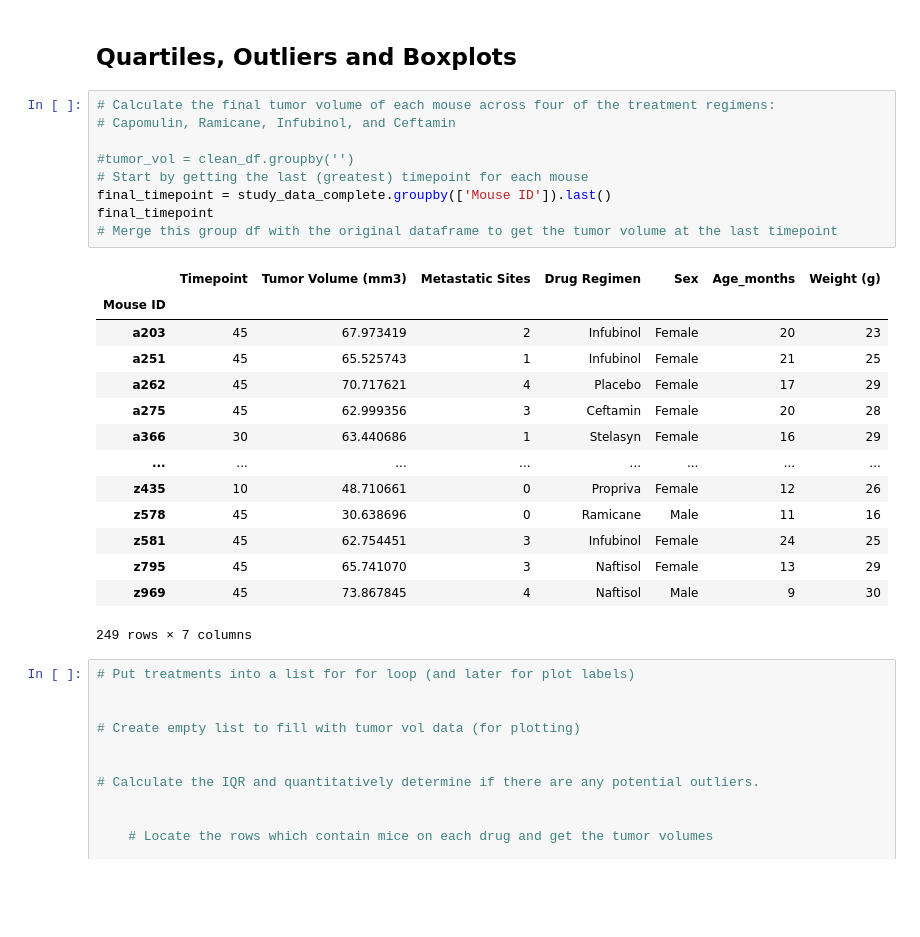
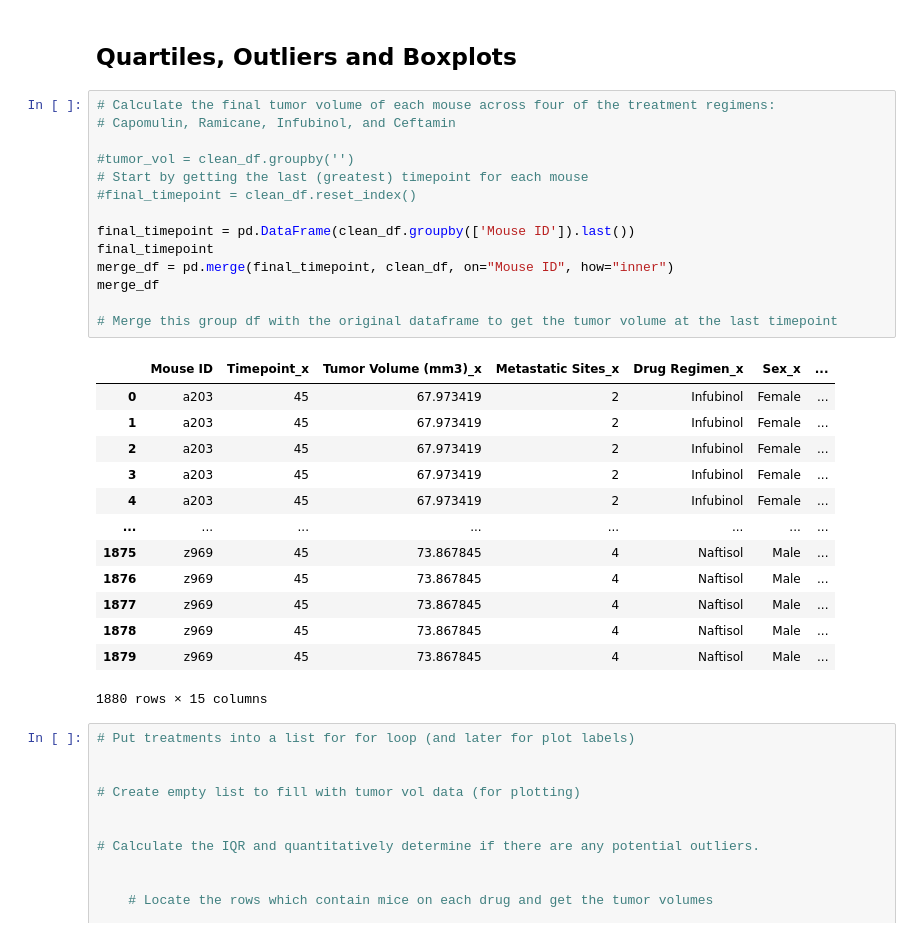
Before and after one commit to Witwer93/matplotlib-pymaceuticals, a Jupyter notebook: pymaceuticals.ipynb, the cells around one changed output. Saved outputs shown, nothing was run; the diff lists cells and outputs as text; blank space fills up the shorter version.

Commit message:
think I found greatest timepoint for each mouse, struggling with pd.merge

```diff
--- a/pymaceuticals.ipynb
+++ b/pymaceuticals.ipynb
@@ -209,27 +209,31 @@ gender_chart = plt.pie(gender_percents, labels=pie_labels, colors=colors, autopc
 # %%
 # Calculate the final tumor volume of each mouse across four of the treatment regimens:
 # Capomulin, Ramicane, Infubinol, and Ceftamin
 
 #tumor_vol = clean_df.groupby('')
 # Start by getting the last (greatest) timepoint for each mouse
-final_timepoint = study_data_complete.groupby(['Mouse ID']).last()
+#final_timepoint = clean_df.reset_index()
+
+final_timepoint = pd.DataFrame(clean_df.groupby(['Mouse ID']).last())
 final_timepoint
+merge_df = pd.merge(final_timepoint, clean_df, on="Mouse ID", how="inner")
+merge_df
+
 # Merge this group df with the original dataframe to get the tumor volume at the last timepoint
 # %% [output]
-|  | Timepoint | Tumor Volume (mm3) | Metastatic Sites | Drug Regimen | Sex | Age_months | Weight (g) |
-| Mouse ID |  |  |  |  |  |  |  |
-| a203 | 45 | 67.973419 | 2 | Infubinol | Female | 20 | 23 |
-| a251 | 45 | 65.525743 | 1 | Infubinol | Female | 21 | 25 |
-| a262 | 45 | 70.717621 | 4 | Placebo | Female | 17 | 29 |
-| a275 | 45 | 62.999356 | 3 | Ceftamin | Female | 20 | 28 |
-| a366 | 30 | 63.440686 | 1 | Stelasyn | Female | 16 | 29 |
+|  | Mouse ID | Timepoint_x | Tumor Volume (mm3)_x | Metastatic Sites_x | Drug Regimen_x | Sex_x | ... |
+| 0 | a203 | 45 | 67.973419 | 2 | Infubinol | Female | ... |
+| 1 | a203 | 45 | 67.973419 | 2 | Infubinol | Female | ... |
+| 2 | a203 | 45 | 67.973419 | 2 | Infubinol | Female | ... |
+| 3 | a203 | 45 | 67.973419 | 2 | Infubinol | Female | ... |
+| 4 | a203 | 45 | 67.973419 | 2 | Infubinol | Female | ... |
 | ... | ... | ... | ... | ... | ... | ... | ... |
-| z435 | 10 | 48.710661 | 0 | Propriva | Female | 12 | 26 |
-| z578 | 45 | 30.638696 | 0 | Ramicane | Male | 11 | 16 |
-| z581 | 45 | 62.754451 | 3 | Infubinol | Female | 24 | 25 |
-| z795 | 45 | 65.741070 | 3 | Naftisol | Female | 13 | 29 |
-| z969 | 45 | 73.867845 | 4 | Naftisol | Male | 9 | 30 |
+| 1875 | z969 | 45 | 73.867845 | 4 | Naftisol | Male | ... |
+| 1876 | z969 | 45 | 73.867845 | 4 | Naftisol | Male | ... |
+| 1877 | z969 | 45 | 73.867845 | 4 | Naftisol | Male | ... |
+| 1878 | z969 | 45 | 73.867845 | 4 | Naftisol | Male | ... |
+| 1879 | z969 | 45 | 73.867845 | 4 | Naftisol | Male | ... |
-249 rows × 7 columns
+1880 rows × 15 columns
 # %%
 # Put treatments into a list for for loop (and later for plot labels)
 
```
Also changed, not shown: parts of 1 cell of this notebook.
